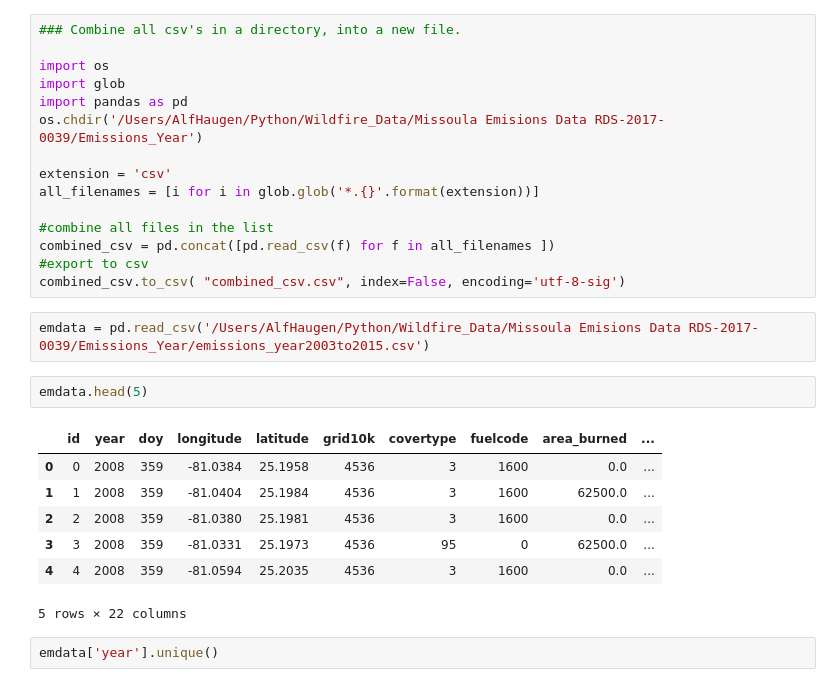
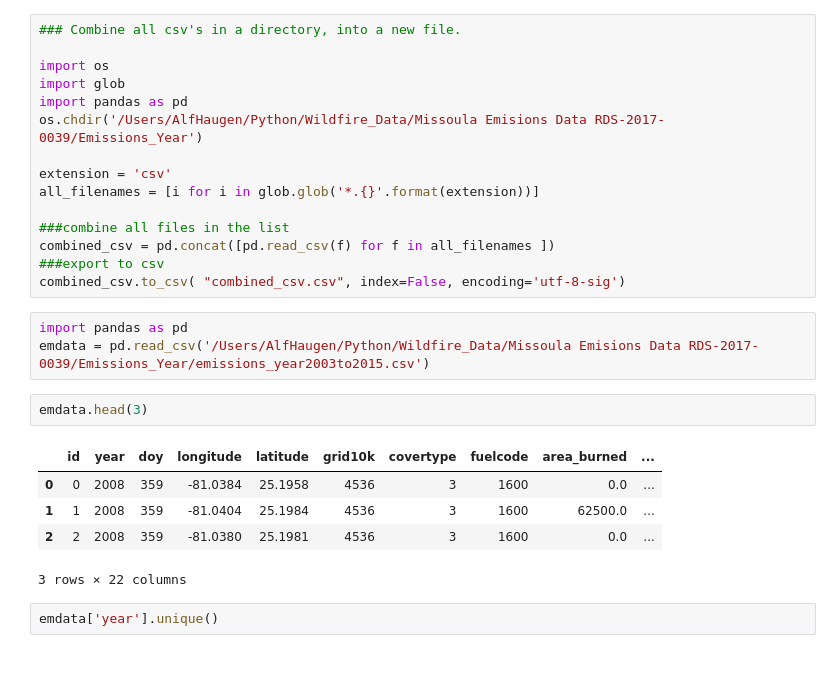
Before and after one commit to NahidGithub/Predicting-Wildfires, a Jupyter notebook: EmissionsCombineCSV.ipynb, the cells around one changed output. Saved outputs shown, nothing was run; the diff lists cells and outputs as text.

```diff
--- a/EmissionsCombineCSV.ipynb
+++ b/EmissionsCombineCSV.ipynb
@@ -9,22 +9,21 @@ os.chdir('/Users/AlfHaugen/Python/Wildfire_Data/Missoula Emisions Data RDS-2017-
 extension = 'csv'
 all_filenames = [i for i in glob.glob('*.{}'.format(extension))]
 
-#combine all files in the list
+###combine all files in the list
 combined_csv = pd.concat([pd.read_csv(f) for f in all_filenames ])
-#export to csv
+###export to csv
 combined_csv.to_csv( "combined_csv.csv", index=False, encoding='utf-8-sig')
 # %%
+import pandas as pd
 emdata = pd.read_csv('/Users/AlfHaugen/Python/Wildfire_Data/Missoula Emisions Data RDS-2017-0039/Emissions_Year/emissions_year2003to2015.csv')
 # %%
-emdata.head(5)
+emdata.head(3)
 # %% [output]
 |  | id | year | doy | longitude | latitude | grid10k | covertype | fuelcode | area_burned | ... |
 | 0 | 0 | 2008 | 359 | -81.0384 | 25.1958 | 4536 | 3 | 1600 | 0.0 | ... |
 | 1 | 1 | 2008 | 359 | -81.0404 | 25.1984 | 4536 | 3 | 1600 | 62500.0 | ... |
 | 2 | 2 | 2008 | 359 | -81.0380 | 25.1981 | 4536 | 3 | 1600 | 0.0 | ... |
-| 3 | 3 | 2008 | 359 | -81.0331 | 25.1973 | 4536 | 95 | 0 | 62500.0 | ... |
-| 4 | 4 | 2008 | 359 | -81.0594 | 25.2035 | 4536 | 3 | 1600 | 0.0 | ... |
-5 rows × 22 columns
+3 rows × 22 columns
 # %%
 emdata['year'].unique()
 # %% [output]
```
Also changed, not shown: parts of 8 cells of this notebook.
